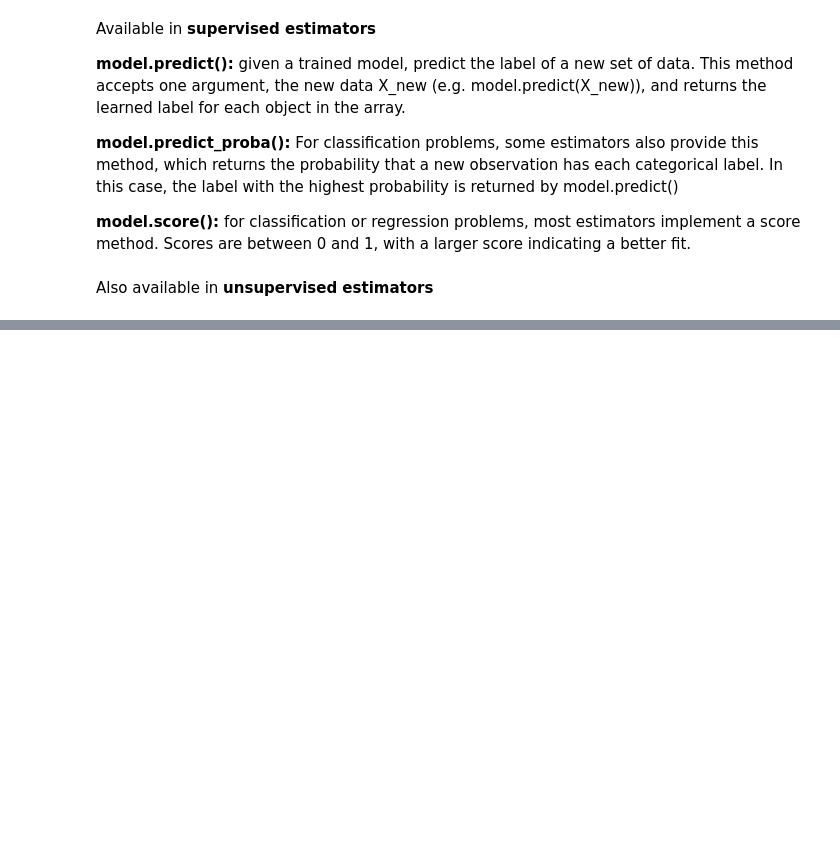
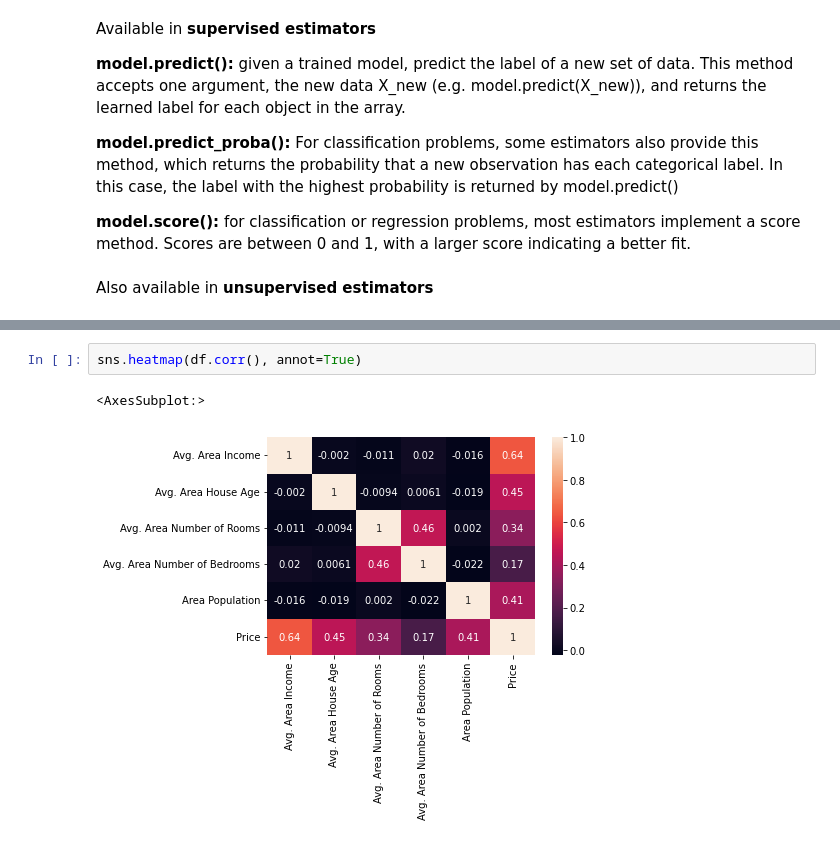
Before and after one commit to alisonjing/Udemy-Data-Science-and-ML-with-Python-course, a Jupyter notebook: 11-Linear-Regression/Section 14 Machine Learning_self_practice notes 4.24.2022.ipynb, the cells around one changed output, grey strips where cells are left out. Drawn from its saved outputs; the diff is of its cells as text; blank space fills up the shorter version.

```diff
--- a/11-Linear-Regression/Section 14 Machine Learning_self_practice notes 4.24.2022.ipynb
+++ b/11-Linear-Regression/Section 14 Machine Learning_self_practice notes 4.24.2022.ipynb
@@ -37,0 +107,5 @@ Also available in **unsupervised estimators**
+# %%
+sns.heatmap(df.corr(), annot=True)
+# %% [output]
+<AxesSubplot:>
+[figure, added]
```
Also changed, not shown: parts of 47 cells of this notebook.
